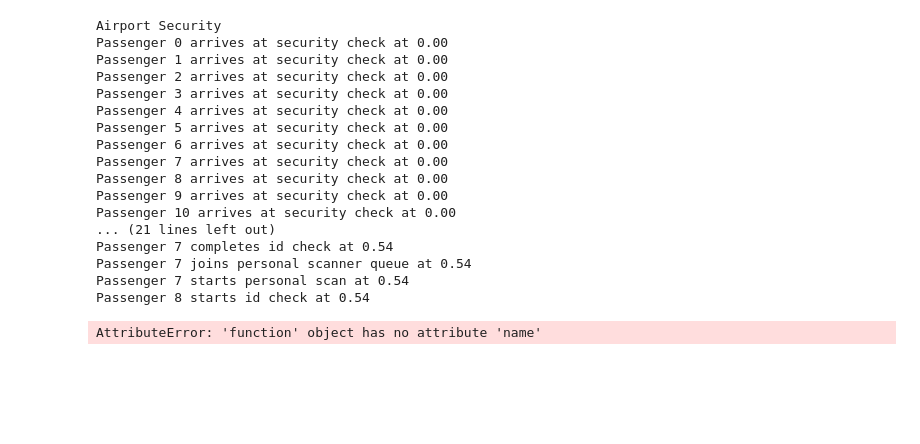
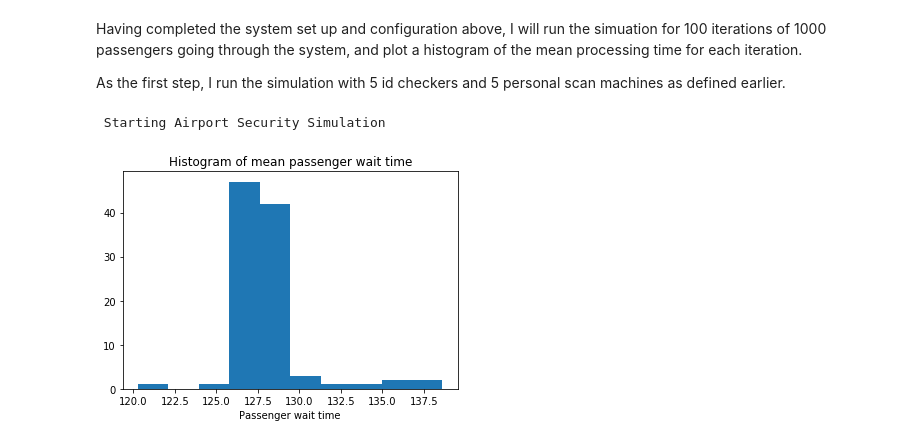
Before and after one commit to aten2001/Simulation-with-Simpy, a Jupyter notebook: Airport Security Check.ipynb, the cells around one changed output. Drawn from its saved outputs; the diff is of its cells as text; code cells hidden in the pictures; blank space fills up the shorter version.

Commit message:
completed wait-time simulaiton for different scenarios

```diff
--- a/Airport Security Check.ipynb
+++ b/Airport Security Check.ipynb
@@ -4,13 +7,12 @@ import numpy as np
 # %%
 RANDOM_SEED = 42
-#number of id check queues
-NUM_ID_CHECK_SERVERS = 5
-#number of body scanners/queues
-NUM_BODY_SCANNERS = 5
-T_INTER = 0.2 # mean passenger inter_arrival time (poisson distributed)
-ID_CHECK_TIME = 0.75  # mean time each server takes to check an ID (exponentially distributed)
+
+NUM_ID_CHECK_SERVERS = 5     # number of id check queues
+NUM_BODY_SCANNERS = 5        # number of body scanners/queues
+T_INTER = 0.2                # mean passenger inter_arrival time (poisson distributed)
+ID_CHECK_TIME = 0.75         # mean time each server takes to check an ID (exponentially distributed)
 SCAN_TIME_LOW, SCAN_TIME_HIGH = 0.5, 1  # time taken at a scanner to scan a passenger (uniformly distributed)
-SIM_TIME = 120     # Simulation time in minutes
+SIM_TIME = 1000               # Simulation time in minutes
 # %%
 class IdCheck:
     """An ID check queue at the airport has a limited number of servers working in parallel.
@@ -115,29 +114,27 @@ def setup(env, num_id_checkers, num_personal_scanners, t_inter):
+# %% [markdown]
+Having completed the system set up and configuration above, I will run the simuation for 100 iterations of 1000 passengers going through the system, and plot a histogram of the mean processing time for each iteration.
+
+As the first step, I run the simulation with 5 id checkers and 5 personal scan machines as defined earlier.
 # %%
-print('Airport Security')
+print(' Starting Airport Security Simulation')
 np.random.seed(RANDOM_SEED)
 
 # Create an environment and start the setup process
-env = simpy.Environment()
-env.process(setup(env, NUM_ID_CHECK_SERVERS, NUM_BODY_SCANNERS, T_INTER))
+mean_processing_times = []
+for _ in range(100):
 
-#Execute
-env.run(until=SIM_TIME)
+    env = simpy.Environment()
+    env.process(setup(env, NUM_ID_CHECK_SERVERS, NUM_BODY_SCANNERS, T_INTER))
+
+    #Execute
+    env.run(until=SIM_TIME)
+
+    times = pd.DataFrame(processing_times)
+    mean_time = times['processing_time'].mean()
+    mean_processing_times.append(mean_time)
+plt.hist(mean_processing_times)
+plt.title('Histogram of mean passenger wait time')
+plt.xlabel('Passenger wait time');
 # %% [output]
-Airport Security
-Passenger 0 arrives at security check at 0.00
-Passenger 1 arrives at security check at 0.00
-Passenger 2 arrives at security check at 0.00
-Passenger 3 arrives at security check at 0.00
-Passenger 4 arrives at security check at 0.00
-Passenger 5 arrives at security check at 0.00
-Passenger 6 arrives at security check at 0.00
-Passenger 7 arrives at security check at 0.00
-Passenger 8 arrives at security check at 0.00
-Passenger 9 arrives at security check at 0.00
-Passenger 10 arrives at security check at 0.00
-... (21 lines left out)
-Passenger 7 completes id check at 0.54
-Passenger 7 joins personal scanner queue at 0.54
-Passenger 7 starts personal scan at 0.54
-Passenger 8 starts id check at 0.54
+ Starting Airport Security Simulation
-AttributeError: 'function' object has no attribute 'name'
+[figure, added]
```
Also changed, not shown: parts of 17 cells of this notebook.
